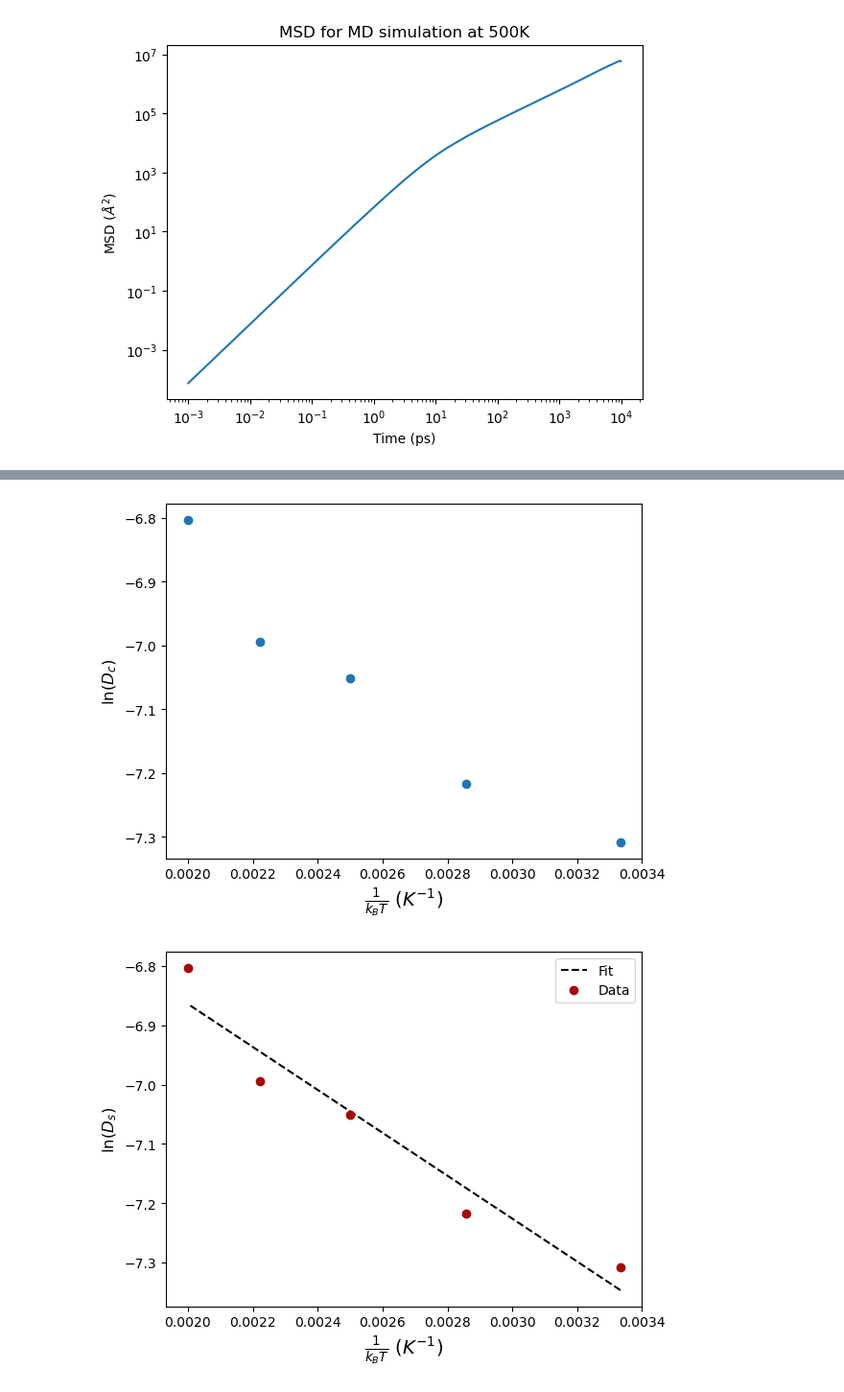
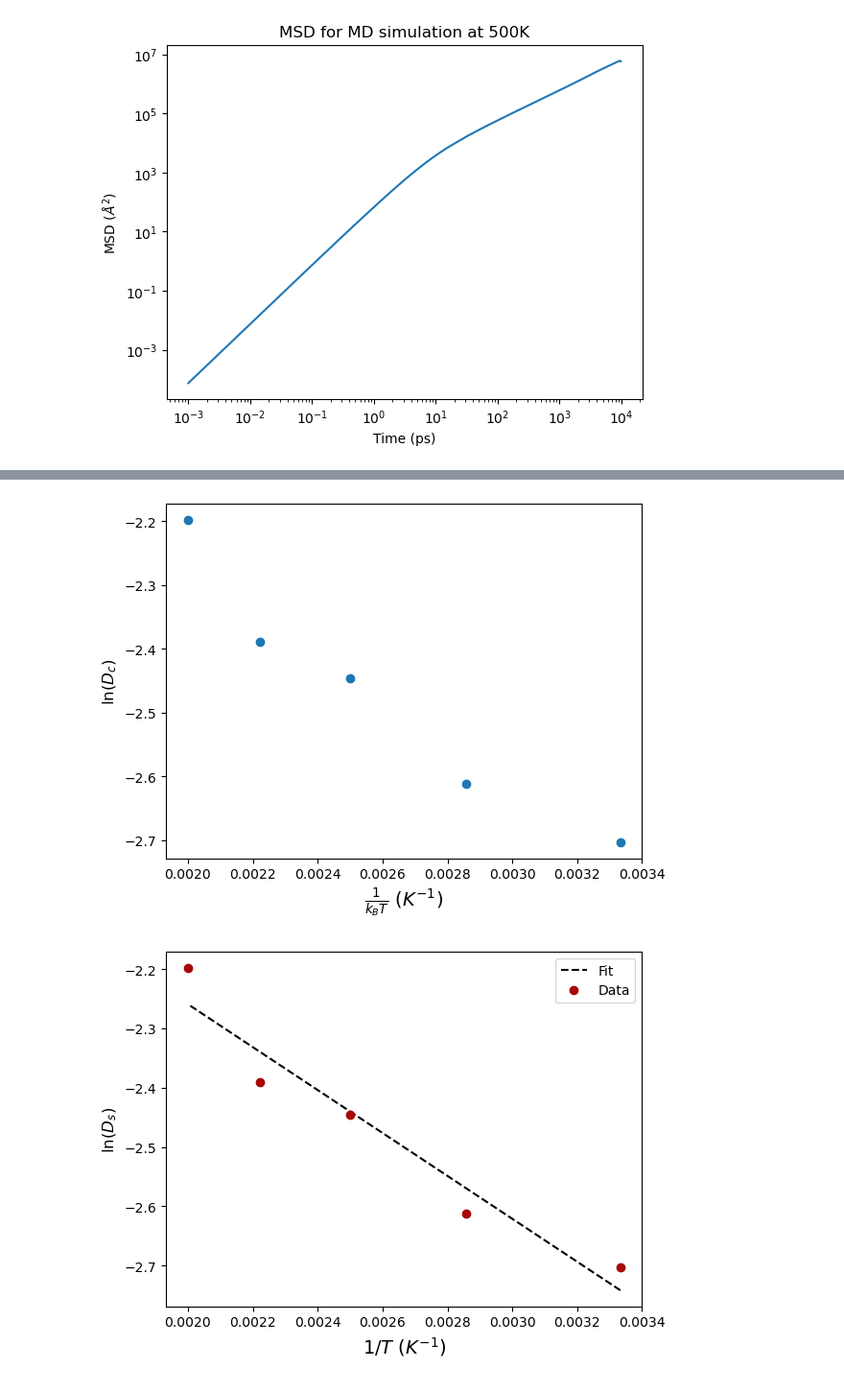
Before and after one commit to puckspringintveld/AM4_code, a Jupyter notebook: Classical_methods/02_Molecular_Dynamics/Analysis_notebook.ipynb, the cells around one changed output, grey strips where cells are left out. Shown at 96% size. Drawn from its saved outputs; the diff is of its cells as text; code cells hidden in the pictures.

```diff
--- a/Classical_methods/02_Molecular_Dynamics/Analysis_notebook.ipynb
+++ b/Classical_methods/02_Molecular_Dynamics/Analysis_notebook.ipynb
@@ -285,7 +285,7 @@ temp_list=[300,350,400,450,500]
 D_list=[]
 for i, temp in enumerate(temp_list):
     _,_,Diff=D(f'02_MSD-data/msd_{temp}.dat', 'MD',temp,False)
-    s_diff=Diff*1e-5 #convert to self diffusion
+    s_diff=Diff*1e-3 #convert to self diffusion
     D_list.append(s_diff)
 # %%
 plt.plot(temp_list,D_list, 'o')
@@ -301,19 +301,19 @@ plt.xlabel(r'$\frac{1}{k_B T}$ $(K^{-1})$', fontsize=14)
 plt.ylabel(r'ln($D_c$)', fontsize=12)
 plt.show()
 # %% [output]
-[figure, old version]
+[figure, new version]
 # %%
 m,c=np.polyfit(1/(np.array(temp_list)),np.log(np.array(D_list)),1)
 # %%
 plt.plot(1/(np.array(temp_list)), m*1/(np.array(temp_list))+c,'--', c='k', label=f'Fit')
 plt.plot(1/(np.array(temp_list)),np.log(np.array(D_list)), 'o', c=TUe_red, label='Data')
-plt.xlabel(r'$\frac{1}{k_B T}$ $(K^{-1})$', fontsize=14)
+plt.xlabel(r'$1/T$ $(K^{-1})$', fontsize=14)
 plt.ylabel(r'ln($D_s$)', fontsize=12)
 plt.legend()
 plt.savefig('02_lnDc_invT',dpi=300)
 plt.show()
 # %% [output]
-[figure, old version]
+[figure, new version]
 # %%
 print(f'-Slope is activation energy, thus activation energy is {-m} kJ/mol')
 # %% [output]
```
Also changed, not shown: parts of 4 cells of this notebook.
